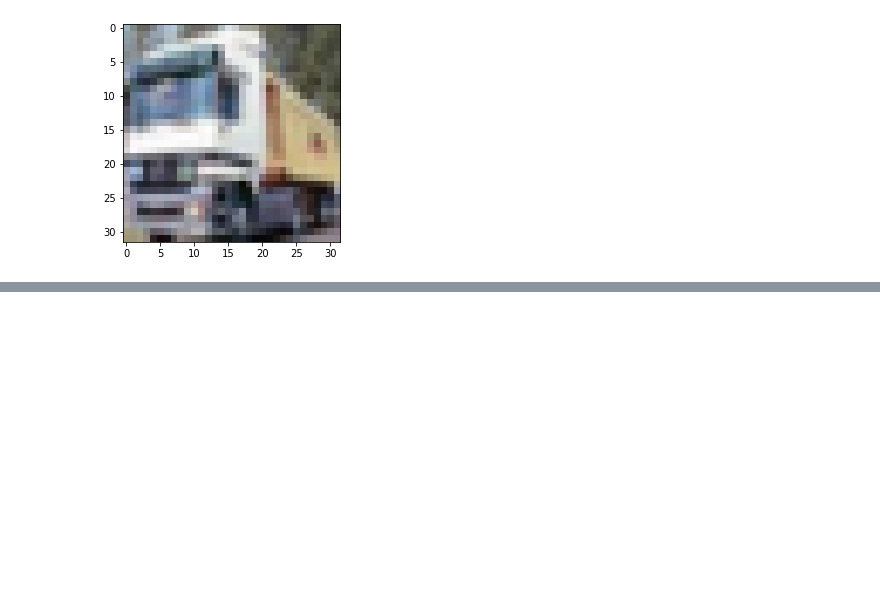
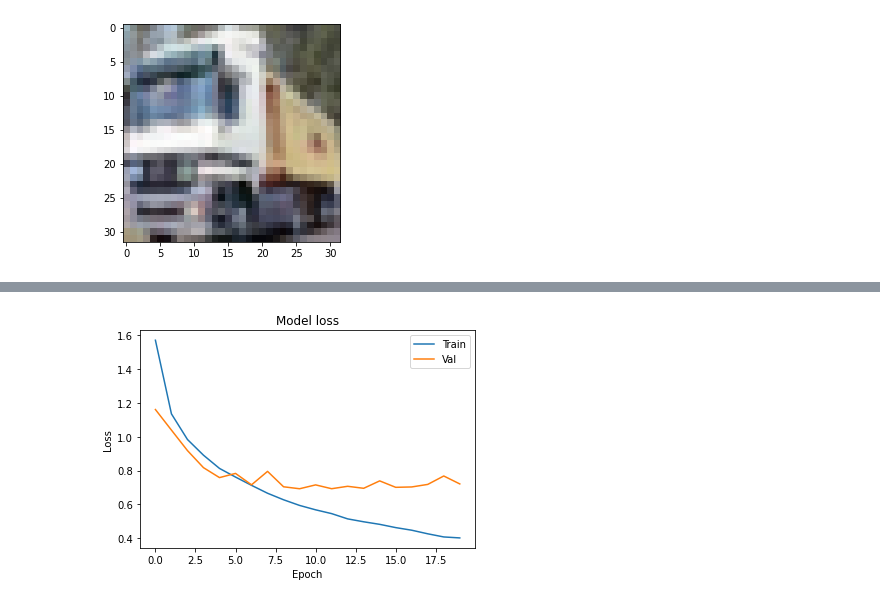
Before and after one commit to tadeniyiipadeola/first-Convolutional-Neural-Network-to-recognize-images, a Jupyter notebook: Project/Images.ipynb, the cells around one changed output, grey strips where cells are left out. Drawn from its saved outputs; the diff is of its cells as text; code cells hidden in the pictures; blank space fills up the shorter version.

```diff
--- a/Project/Images.ipynb
+++ b/Project/Images.ipynb
@@ -55,0 +111,4 @@ AttributeError: module 'keras.utils' has no attribute 'to_categorical'
+# %%
+model.add(Dropout(0.5))
+# %%
+model.add(Dense(10, activation='softmax'))
@@ -55,0 +135,8 @@ AttributeError: module 'keras.utils' has no attribute 'to_categorical'
+# %%
+model.compile(loss='categorical_crossentropy',
+              optimizer='adam',
+              metrics=['accuracy'])
+# %%
+hist = model.fit(x_train, y_train_one_hot,
+           batch_size=32, epochs=20,
+           validation_split=0.2)
@@ -55,0 +161,10 @@ AttributeError: module 'keras.utils' has no attribute 'to_categorical'
+# %%
+plt.plot(hist.history['loss'])
+plt.plot(hist.history['val_loss'])
+plt.title('Model loss')
+plt.ylabel('Loss')
+plt.xlabel('Epoch')
+plt.legend(['Train', 'Val'], loc='upper right')
+plt.show()
+# %% [output]
+[figure, added]
```
Also changed, not shown: parts of 20 cells of this notebook, 1 other file.
